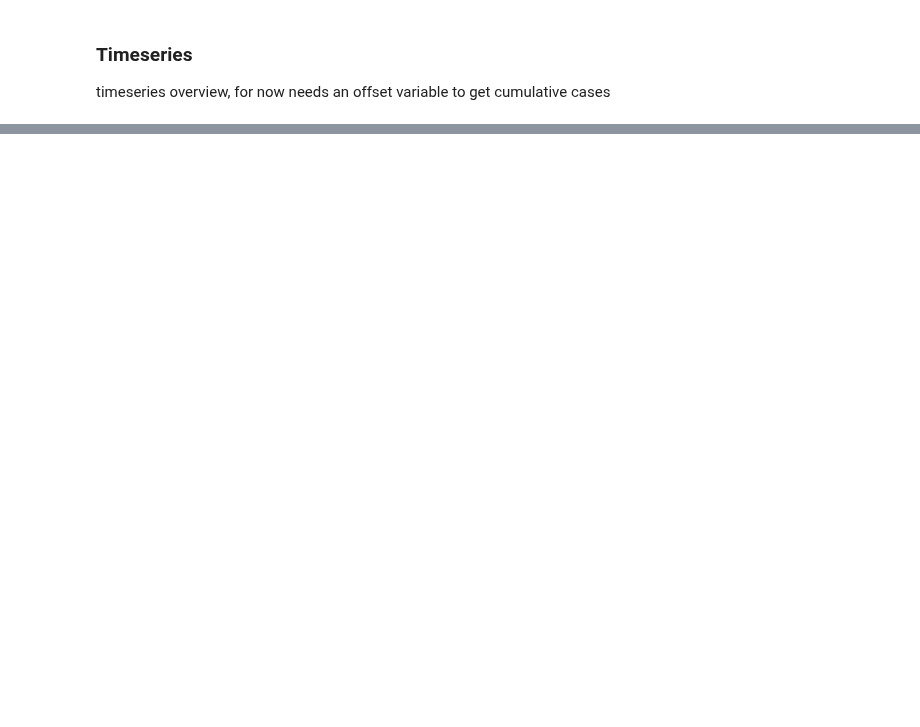
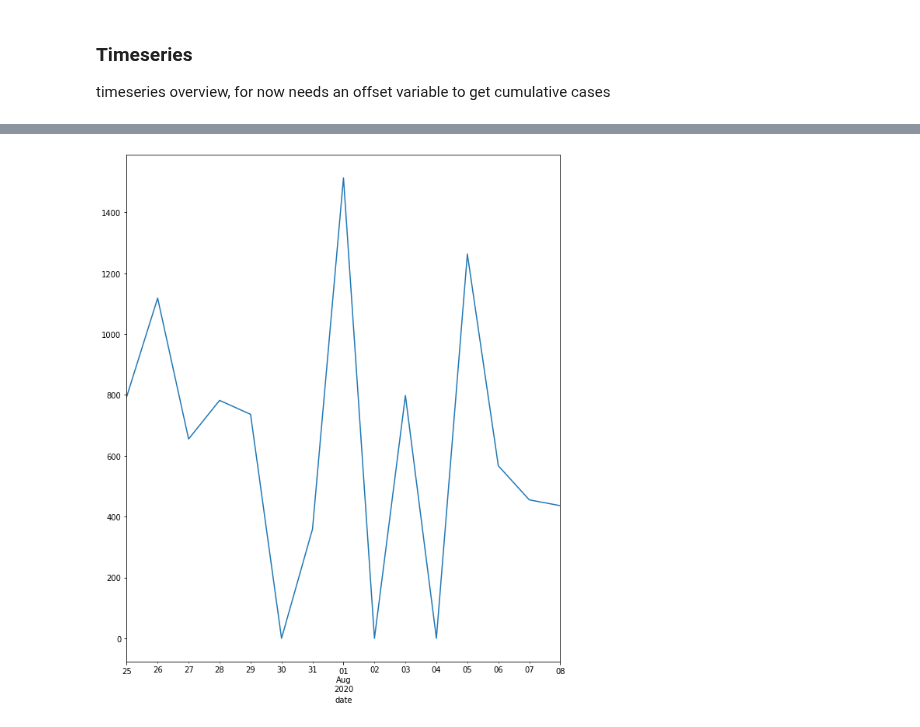
Before and after one commit to Patrick5455/Change-Point-Analysis-of-Covid19-Bayesian-Inference-SIR-SEIR-Modelling, a Jupyter notebook: dependencies/covid19_inference-master/scripts/interactive/example_one_bundesland.ipynb, the cells around one changed output, grey strips where cells are left out. Saved outputs shown, nothing was run; the diff lists cells and outputs as text; code cells hidden in the pictures; blank space fills up the shorter version.

```diff
--- a/dependencies/covid19_inference-master/scripts/interactive/example_one_bundesland.ipynb
+++ b/dependencies/covid19_inference-master/scripts/interactive/example_one_bundesland.ipynb
@@ -421,0 +434,4 @@ plt.savefig(fname="timeseries_model1.png", format='png')
+# %%
+val_set.plot(figsize=(10,12));
+# %% [output]
+[figure, added]
```
Also changed, not shown: parts of 14 cells of this notebook.
